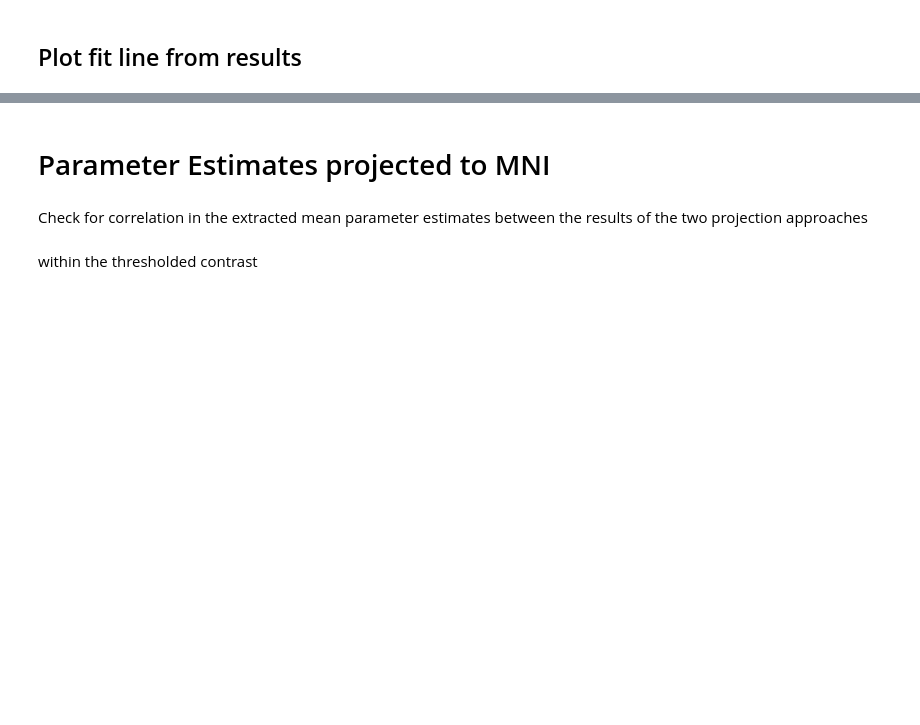
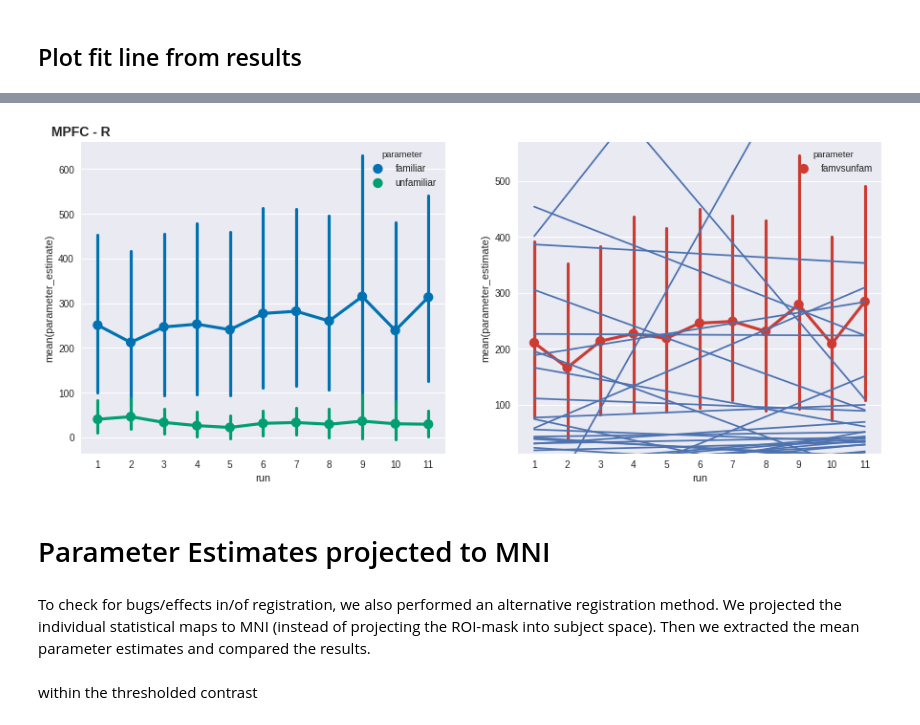
Before and after one commit to oliver-contier/famface-temporal-dynamics, a Jupyter notebook: notebooks/plot_mean_betas.ipynb, the cells around one changed output, grey strips where cells are left out. Drawn from its saved outputs; the diff is of its cells as text; code cells hidden in the pictures; blank space fills up the shorter version.

```diff
--- a/notebooks/plot_mean_betas.ipynb
+++ b/notebooks/plot_mean_betas.ipynb
@@ -316,7 +332,42 @@ same for the contrast of familiar > unfamiliar
+# %%
+# add fitline to double plot
+
+for roi in ['MPFC - R']:#, 'EV1 - R']:
+
+    # initiating subplots
+    fig, (ax1, ax2) = plt.subplots(ncols=2, sharey=False, figsize=(15,6))
+
+    # plot two columns
+    c1 = sns.factorplot('run', hue='parameter', y='parameter_estimate', ax=ax1, palette='colorblind',
+                        data=df_sim[(df_sim.stats=='cope') & (df_sim.label==roi)][(df_sim.parameter == 'familiar') | (df_sim.parameter=='unfamiliar')],
+                        kind='point',
+                        ci=95)
+
+    c2 = sns.factorplot('run', hue='parameter', y='parameter_estimate', ax=ax2, palette=ocred,
+                        data=df_sim[(df_sim.stats=='cope') & (df_sim.label==roi)][df_sim.parameter == 'famvsunfam'],
+                        kind='point',
+                        ci=95)
+
+    # create a line and add to plot
+    for fitline in lines:
+
+        line = Line2D(range(max(df_sim.run)), fitline)
+        ax2.add_line(line)
+
+    # add roi number/name in title
+    ax1.title.set_text('%s' % roi)
+    ax1.title.set_position(xy=[0, 1])
+    ax1.title.set_fontproperties(title_font)
+
+    # close redundent subplots, that are produced for unknown reasons...
+    plt.close(c1.fig)
+    plt.close(c2.fig)
+# %% [output]
+[figure, added]
 # %% [markdown]
 # Parameter Estimates projected to MNI
-# %% [markdown]
-Check for correlation in the extracted mean parameter estimates between the results of the two projection approaches
+# %% [markdown]
+To check for bugs/effects in/of registration, we also performed an alternative registration method. We projected the individual statistical maps to MNI (instead of projecting the ROI-mask into subject space). Then we extracted the mean parameter estimates and compared the results.
 # %% [markdown]
 within the thresholded contrast
 # %%
```
Also changed, not shown: parts of 35 cells of this notebook.
